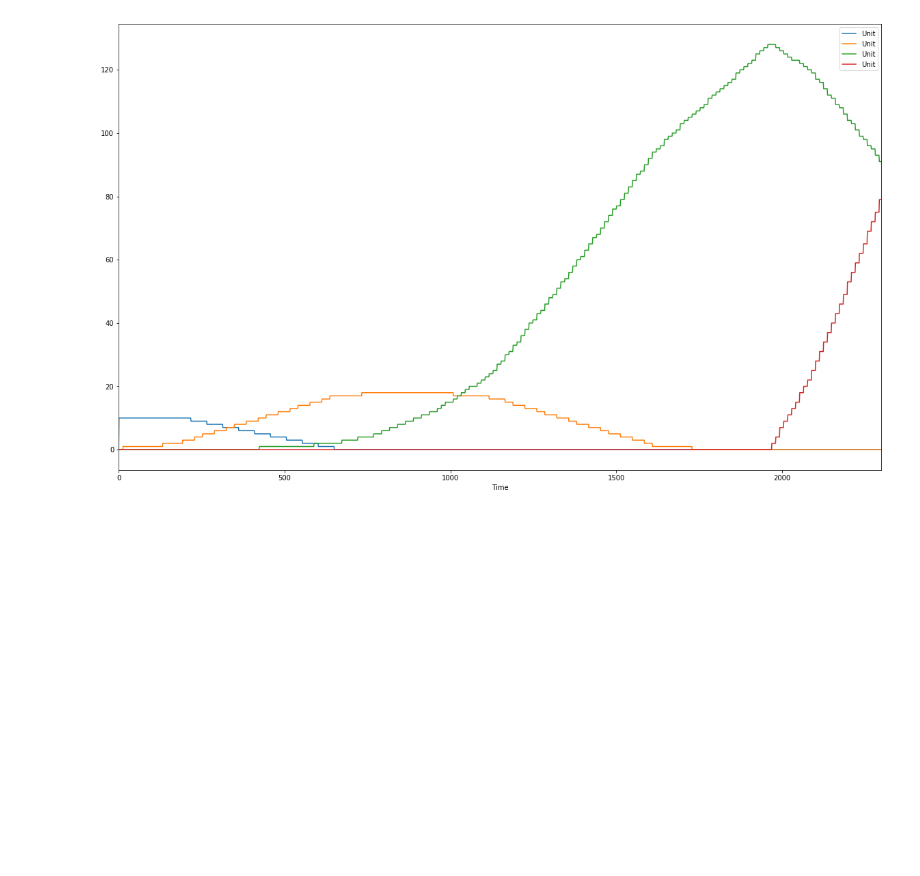
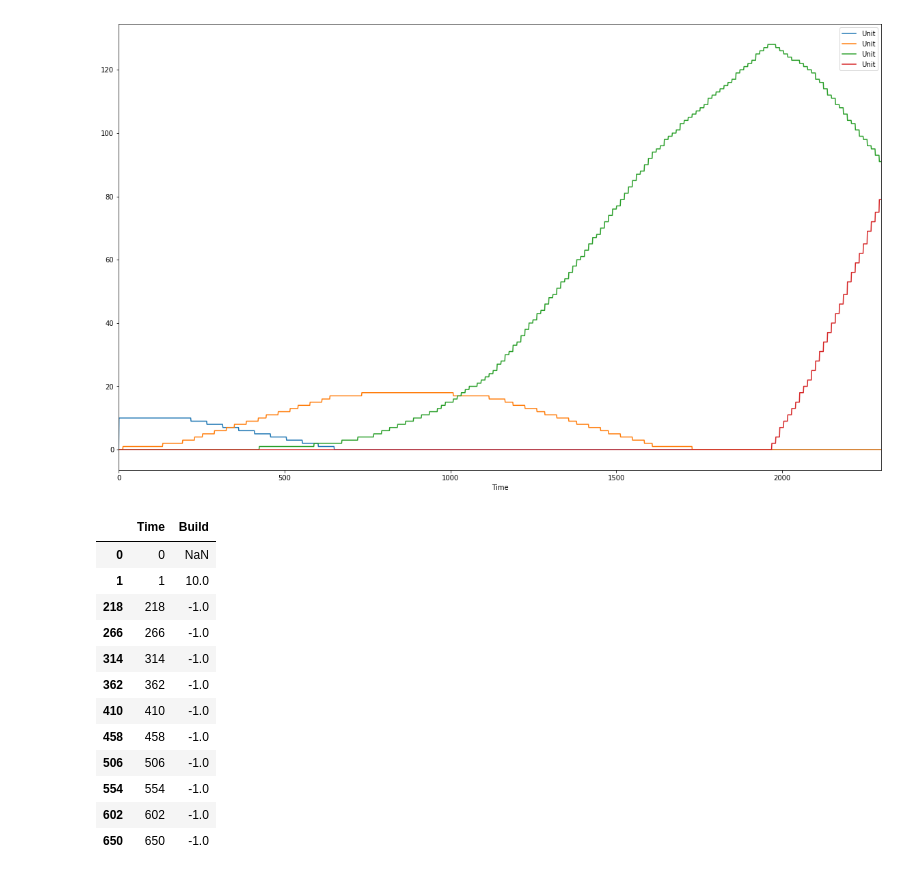
Before and after one commit to bam241/cvt_eg23, a Jupyter notebook: downscaling.ipynb, the cells around one changed output. Saved outputs shown, nothing was run; the diff lists cells and outputs as text; code cells hidden in the pictures; blank space fills up the shorter version.

```diff
--- a/downscaling.ipynb
+++ b/downscaling.ipynb
@@ -69,3 +76,20 @@ dfp_Sb_sc_unit.plot('Time','Unit',figsize = (20,12), ax=ax2)
 # %% [output]
 <matplotlib.axes._subplots.AxesSubplot at 0x...>
 [figure]
+# %%
+dfp_La_sc_build = build(dfp_La_sc_unit)
+dfp_La_sc_build.loc[dfp_La_sc_build.Build!=0]
+# %% [output]
+|  | Time | Build |
+| 0 | 0 | NaN |
+| 1 | 1 | 10.0 |
+| 218 | 218 | -1.0 |
+| 266 | 266 | -1.0 |
+| 314 | 314 | -1.0 |
+| 362 | 362 | -1.0 |
+| 410 | 410 | -1.0 |
+| 458 | 458 | -1.0 |
+| 506 | 506 | -1.0 |
+| 554 | 554 | -1.0 |
+| 602 | 602 | -1.0 |
+| 650 | 650 | -1.0 |
```
Also changed, not shown: parts of 4 cells of this notebook, 7 other files.
